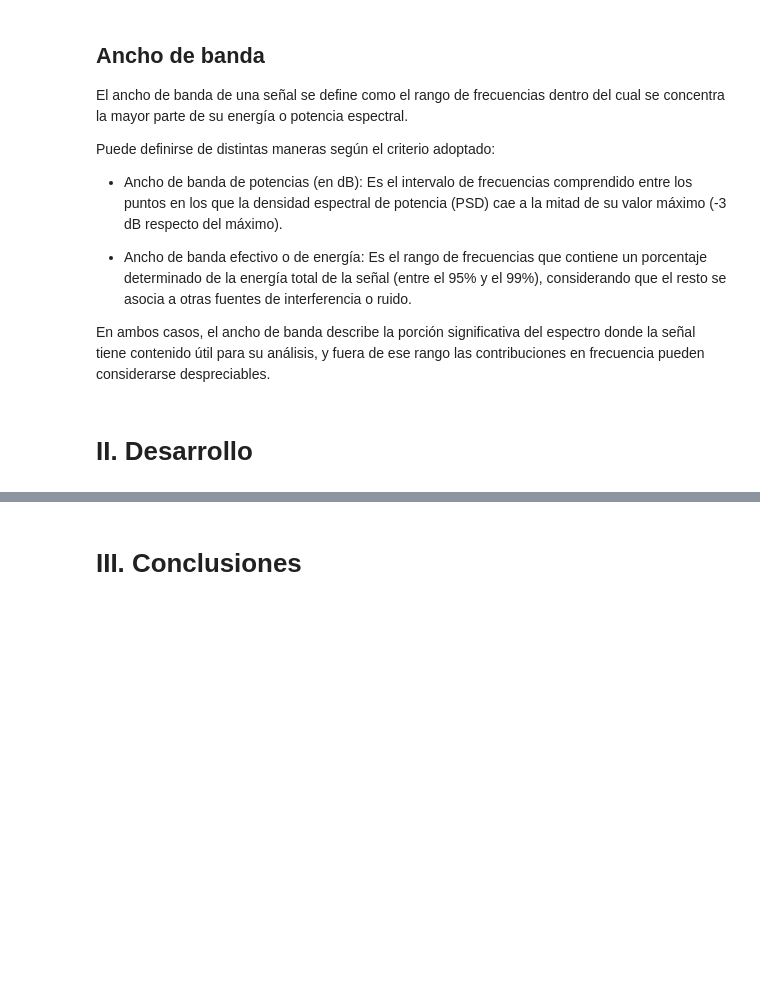
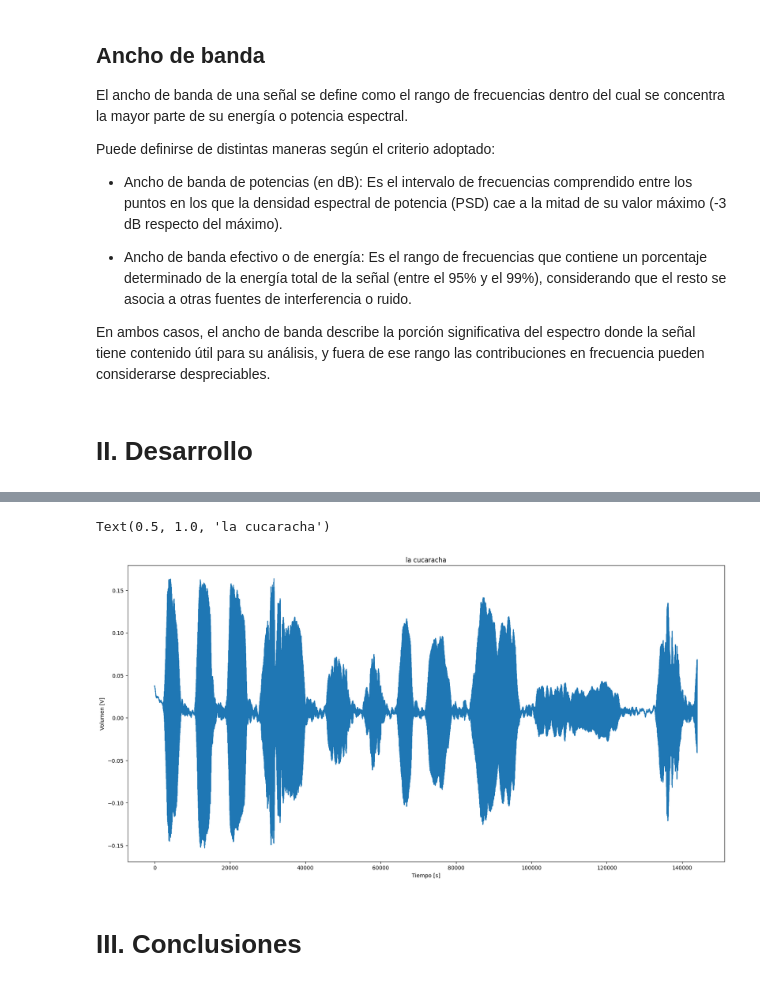
Before and after one commit to LolaPampin07/TS5, a Jupyter notebook: ts5.ipynb, the cells around one changed output, grey strips where cells are left out. Drawn from its saved outputs; the diff is of its cells as text; code cells hidden in the pictures; blank space fills up the shorter version.

```diff
--- a/ts5.ipynb
+++ b/ts5.ipynb
@@ -120,2 +172,23 @@ En ambos casos, el ancho de banda describe la porción significativa del espectr
+# %%
+#%%
+
+####################
+# Lectura de audio #
+####################
+
+# Cargar el archivo CSV como un array de NumPy
+fs_audio, wav_data = sio.wavfile.read('la cucaracha.wav')
+# fs_audio, wav_data = sio.wavfile.read('prueba psd.wav')
+# fs_audio, wav_data = sio.wavfile.read('silbido.wav')
+
+plt.figure(figsize=(20,10))
+plt.title('Audio')
+plt.xlabel('Tiempo [s]')
+plt.ylabel('Volumen [V]')
+plt.plot(wav_data)
+plt.title('la cucaracha')
+# %% [output]
+Text(0.5, 1.0, 'la cucaracha')
+[figure, added]
 # %% [markdown]
 # III. **Conclusiones**
```
Also changed, not shown: parts of 4 cells of this notebook, 1 other file.
